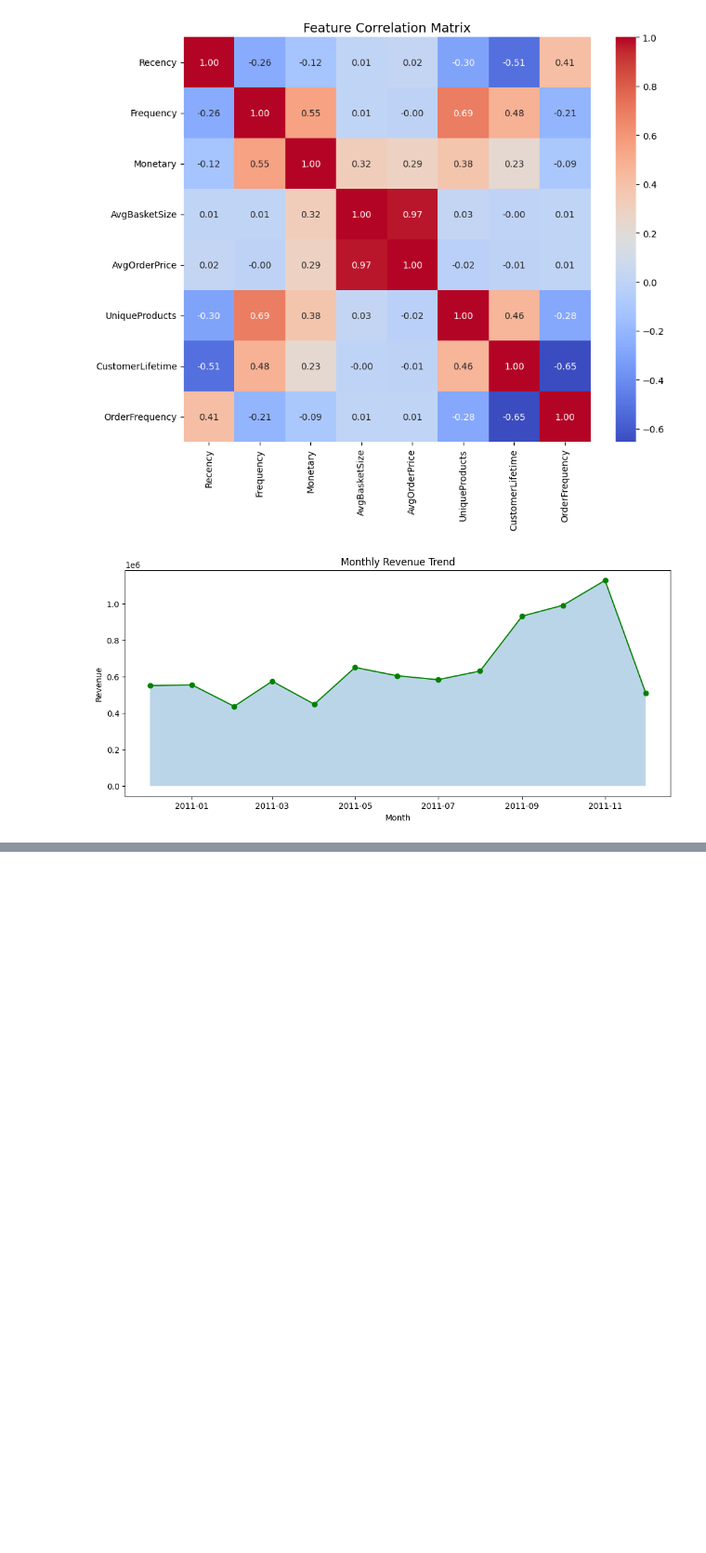
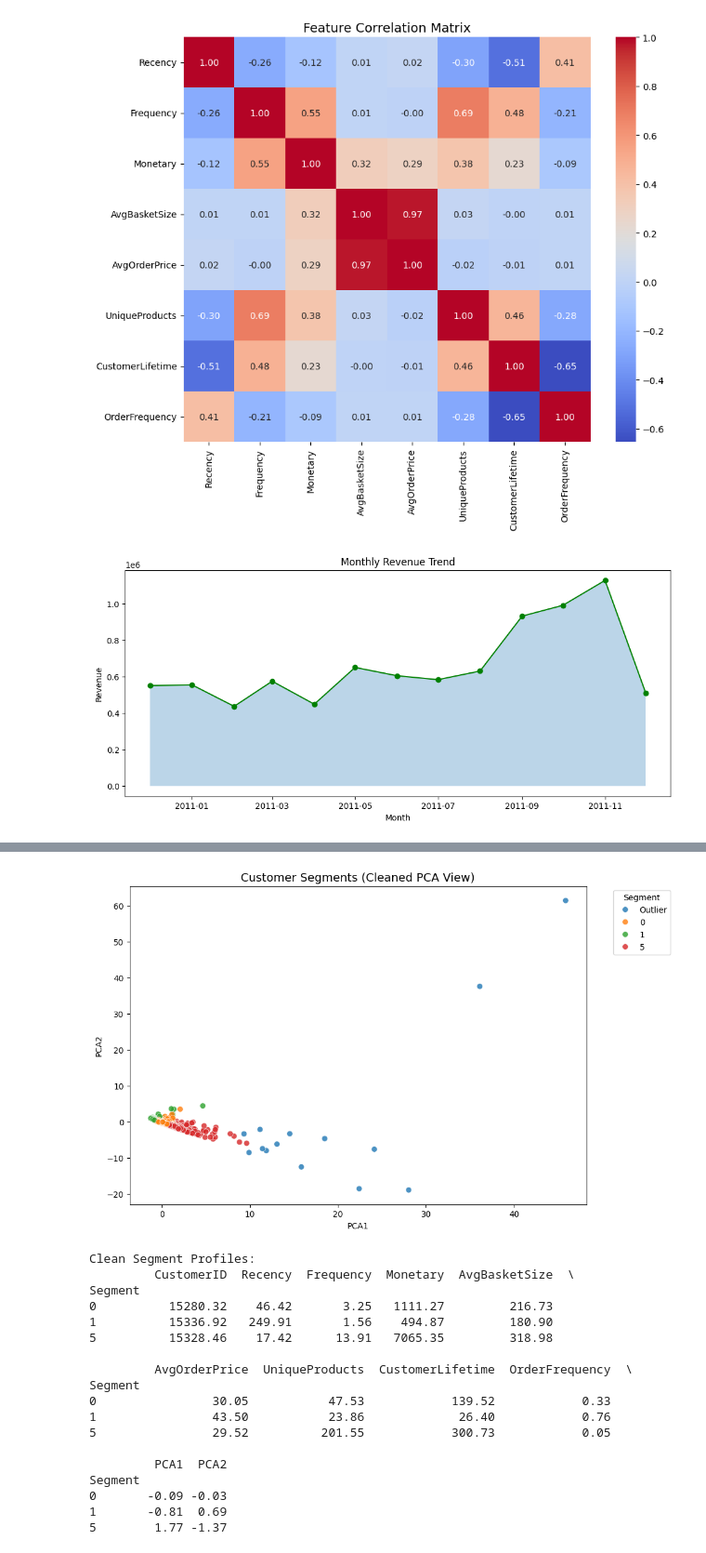
Before and after one commit to AkshayShetty7/Customer-Segmentation-Personalized-Marketing-in-Retail, a Jupyter notebook: E-commerce segment.ipynb, the cells around one changed output, grey strips where cells are left out. Shown at 93% size. Saved outputs shown, nothing was run; the diff lists cells and outputs as text; code cells hidden in the pictures; blank space fills up the shorter version.

```diff
--- a/E-commerce segment.ipynb
+++ b/E-commerce segment.ipynb
@@ -362,0 +441,5 @@ plt.show()
+# %%
+for k in [3, 4, 5, 6]:
+    kmeans=KMeans(n_clusters=k, random_state=42, n_init=10)
+    labels=kmeans.fit_predict(X_scaled)
+    print(f"K={k}  Segment counts:\n{pd.Series(labels).value_counts()}\n")
@@ -362,0 +464,11 @@ plt.show()
+# %%
+features['Segment']=kmeans.fit_predict(X_scaled)
+
+
+counts=features['Segment'].value_counts()
+print(counts)
+
+min_size=30
+small_clusters=counts[counts < min_size].index
+
+features['Segment'] = features['Segment'].apply(lambda x: 'Outlier' if x in small_clusters else x)
@@ -362,0 +494,42 @@ plt.show()
+# %%
+pca=PCA(n_components=2,random_state=42)
+X_pca=pca.fit_transform(X_scaled)
+features['PCA1']=X_pca[:, 0]
+features['PCA2']=X_pca[:, 1]
+
+plt.figure(figsize=(10,7))
+sns.scatterplot(
+    data=features,
+    x='PCA1', y='PCA2',
+    hue='Segment',
+    palette='tab10',
+    s=50,
+    alpha=0.8
+)
+plt.title("Customer Segments (Cleaned PCA View)",fontsize=14)
+plt.legend(title="Segment",bbox_to_anchor=(1.05, 1),loc='upper left')
+plt.show()
+
+profile = features[features['Segment'] !='Outlier'].groupby('Segment').mean(numeric_only=True).round(2)
+print("\nClean Segment Profiles:")
+print(profile)
+# %% [output]
+[figure, added]
+Clean Segment Profiles:
+         CustomerID  Recency  Frequency  Monetary  AvgBasketSize  \
+Segment
+0          15280.32    46.42       3.25   1111.27         216.73
+1          15336.92   249.91       1.56    494.87         180.90
+5          15328.46    17.42      13.91   7065.35         318.98
+
+         AvgOrderPrice  UniqueProducts  CustomerLifetime  OrderFrequency  \
+Segment
+0                30.05           47.53            139.52            0.33
+1                43.50           23.86             26.40            0.76
+5                29.52          201.55            300.73            0.05
+
+         PCA1  PCA2
+Segment
+0       -0.09 -0.03
+1       -0.81  0.69
+5        1.77 -1.37
```
Also changed, not shown: parts of 13 cells of this notebook.
